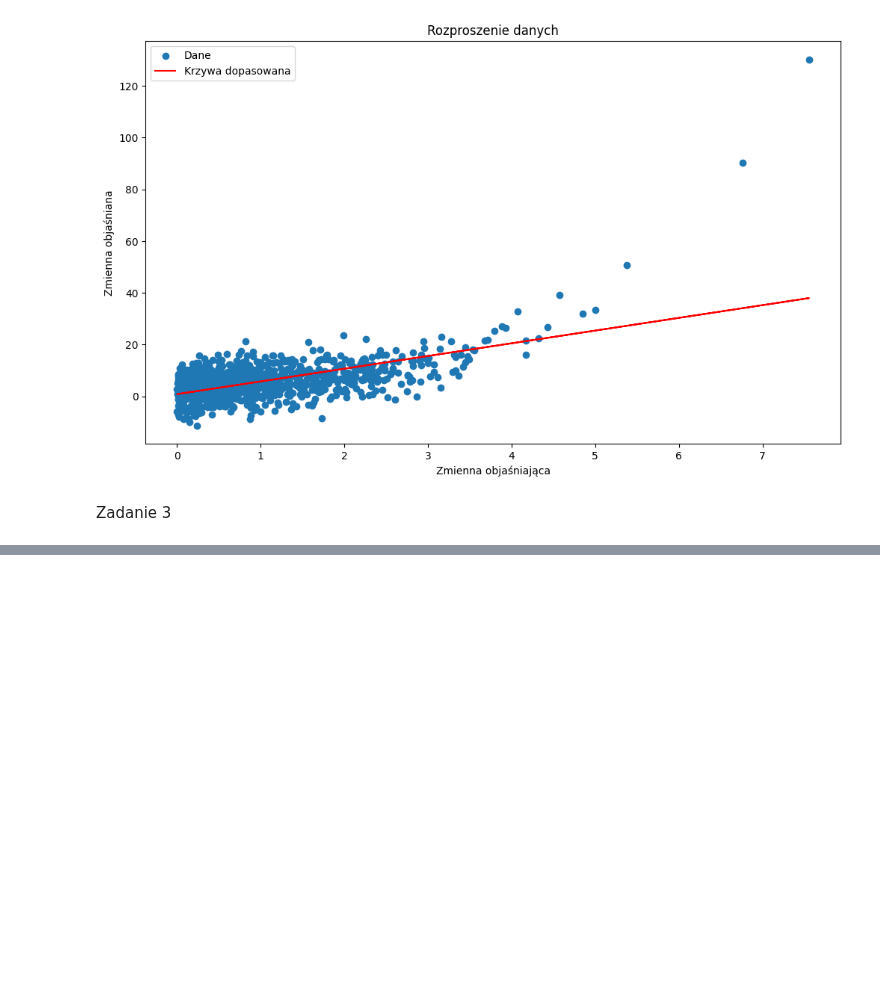
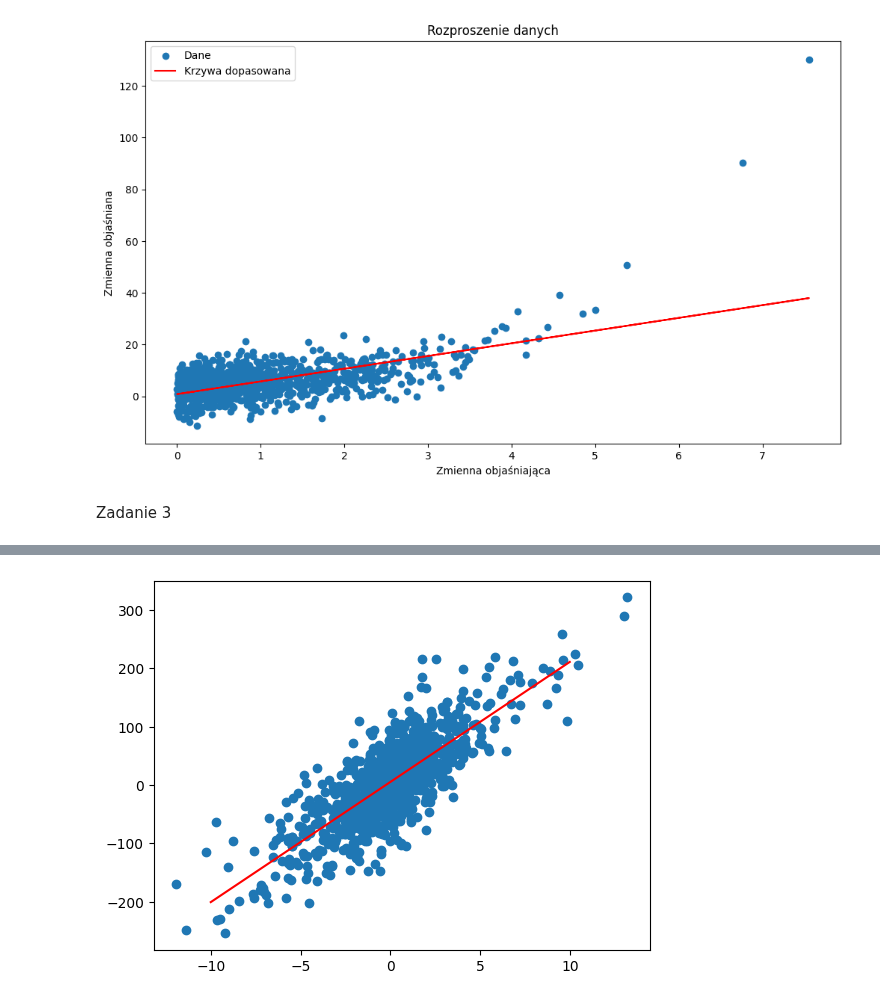
Before and after one commit to rafglo/Computer-Analysis-of-Time-Series, a Jupyter notebook: lista1.ipynb, the cells around one changed output, grey strips where cells are left out. Drawn from its saved outputs; the diff is of its cells as text; code cells hidden in the pictures; blank space fills up the shorter version.

```diff
--- a/lista1.ipynb
+++ b/lista1.ipynb
@@ -31,0 +73,15 @@ Zadanie 3
+# %%
+dane4 = pd.read_csv(r"C:\Users\Rafal\OneDrive\Dokumenty\GitHub\Komputerowa-analiza-szeregow-czasowych\dane4.txt", delim_whitespace=True, header=None)
+# %%
+objasniajaca_4 = dane4[0]
+objasniana_4 = dane4[1]
+# %%
+b02, b12 = prosta_regresji(objasniajaca_4, objasniana_4)
+xs = np.linspace(-10,10,1000)
+y_reg = b12*xs + b02
+# %%
+plt.scatter(objasniajaca_4, objasniana_4)
+plt.plot(xs, y_reg, color="r")
+plt.show()
+# %% [output]
+[figure, added]
```
Also changed, not shown: parts of 35 cells of this notebook, 2 other files.
